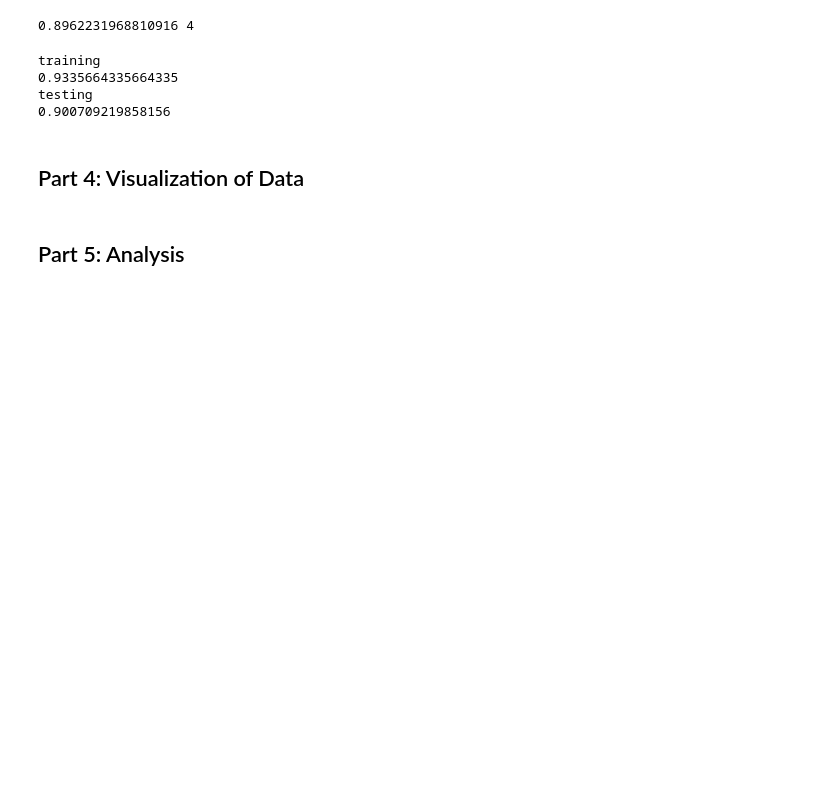
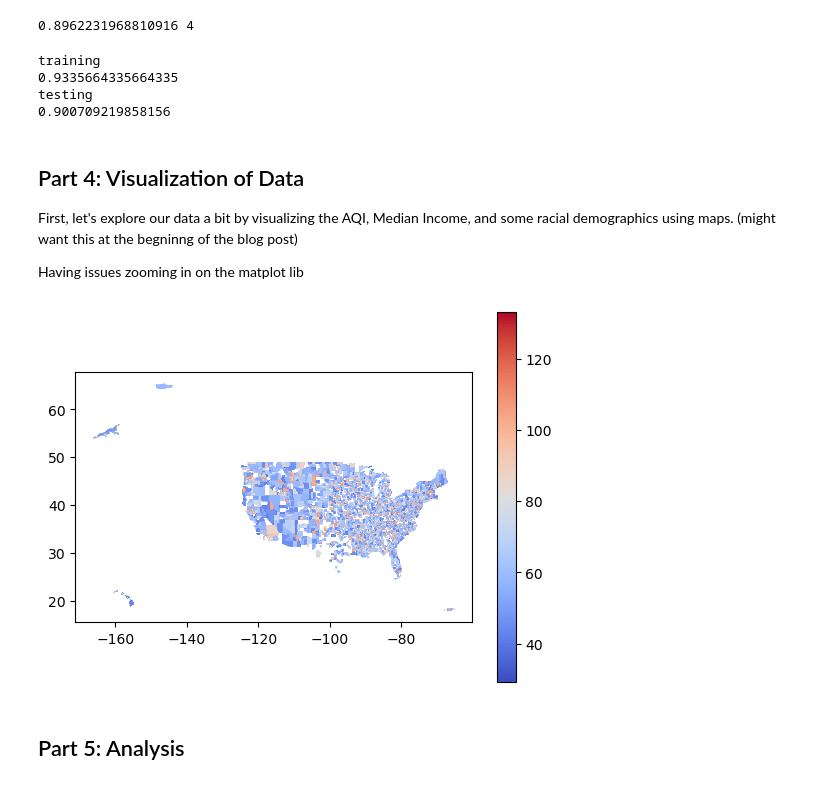
Before and after one commit to kate-kenny/final-project, a Jupyter notebook: final_jupyter.ipynb, the cells around one changed output. Cells and saved outputs as stored; diff of their text form; code cells hidden in the pictures; blank space fills up the shorter version.

Commit message:
mapping source code

```diff
--- a/final_jupyter.ipynb
+++ b/final_jupyter.ipynb
@@ -262,3 +265,20 @@ testing
 0.900709219858156
 # %% [markdown]
 ## Part 4: Visualization of Data
+
+First, let's explore our data a bit by visualizing the AQI, Median Income, and some racial demographics using maps. (might want this at the begninng of the blog post)
+
+Having issues zooming in on the matplot lib
+# %%
+from mapping import Mapping
+import pandas as pd
+
+df = pd.read_csv("pollution_income_race.csv", index_col = 0)
+df = df.dropna()
+
+mp = Mapping()
+
+#plot_df(dataframe, column, cmap colorscheme)
+mp.plot_df(df, "AQI Total", "coolwarm")
+# %% [output]
+[figure, added]
```
Also changed, not shown: parts of 3 cells of this notebook, 1 other file.
